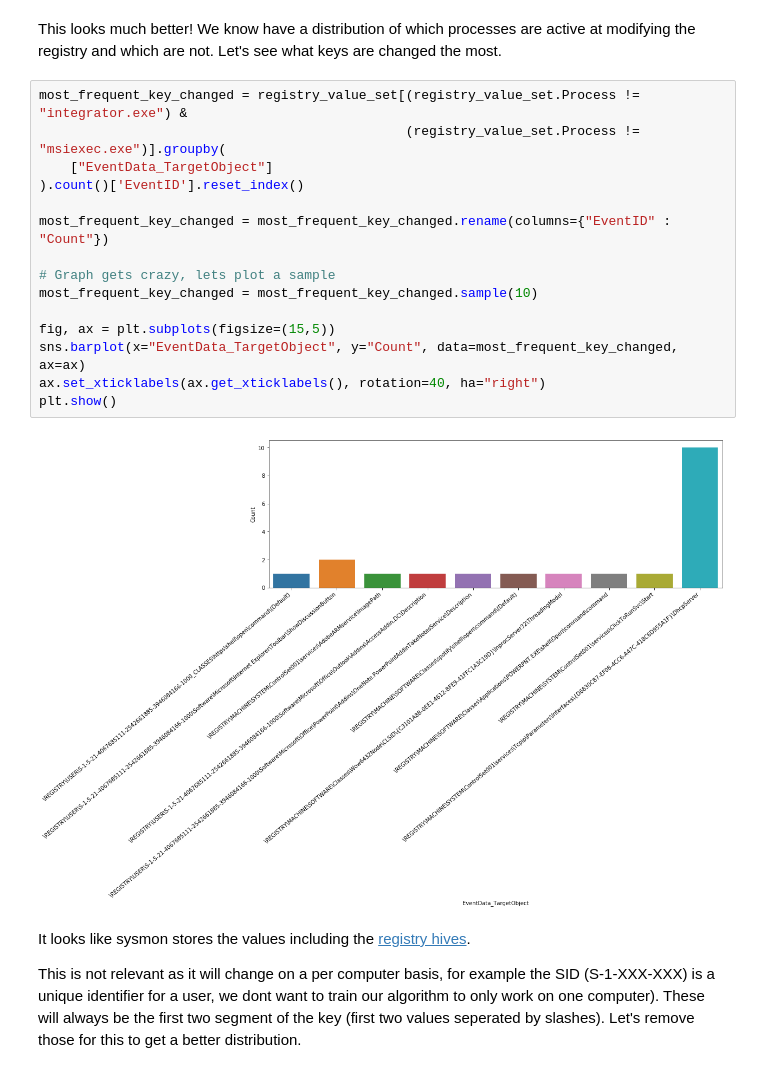
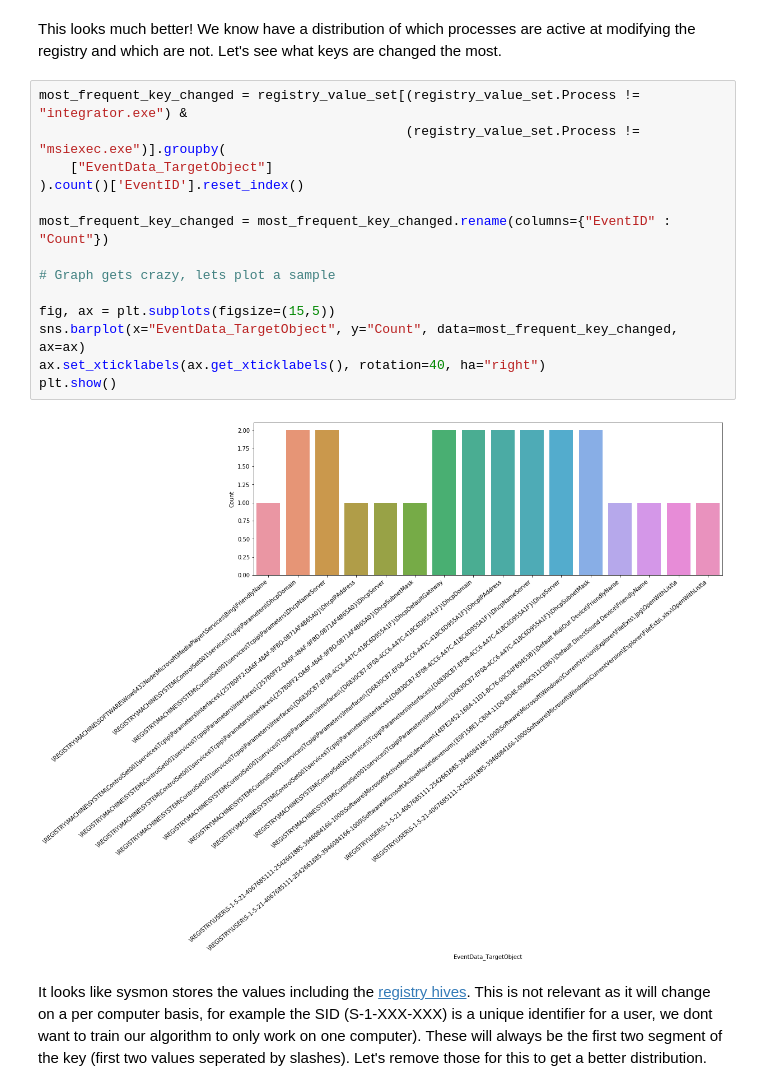
Before and after one commit to ckc5800/detecting_malicious_activity, a Jupyter notebook: ml_csec_applications.ipynb, the cells around one changed output. Cells and saved outputs as stored; diff of their text form.

```diff
--- a/ml_csec_applications.ipynb
+++ b/ml_csec_applications.ipynb
@@ -352,23 +361,20 @@ This looks much better! We know have a distribution of which processes are activ
 # %%
 most_frequent_key_changed = registry_value_set[(registry_value_set.Process != "integrator.exe") &
                                                (registry_value_set.Process != "msiexec.exe")].groupby(
     ["EventData_TargetObject"]
 ).count()['EventID'].reset_index()
 
 most_frequent_key_changed = most_frequent_key_changed.rename(columns={"EventID" : "Count"})
 
 # Graph gets crazy, lets plot a sample
-most_frequent_key_changed = most_frequent_key_changed.sample(10)
 
 fig, ax = plt.subplots(figsize=(15,5))
 sns.barplot(x="EventData_TargetObject", y="Count", data=most_frequent_key_changed, ax=ax)
 ax.set_xticklabels(ax.get_xticklabels(), rotation=40, ha="right")
 plt.show()
 # %% [output]
-[figure, old version]
+[figure, new version]
 # %% [markdown]
-It looks like sysmon stores the values including the [registry hives](https://msdn.microsoft.com/en-us/library/windows/desktop/ms724877.aspx).
-
-This is not relevant as it will change on a per computer basis, for example the SID (S-1-XXX-XXX) is a unique identifier for a user, we dont want to train our algorithm to only work on one computer). These will always be the first two segment of the key (first two values seperated by slashes). Let's remove those for this to get a better distribution.
+It looks like sysmon stores the values including the [registry hives](https://msdn.microsoft.com/en-us/library/windows/desktop/ms724877.aspx). This is not relevant as it will change on a per computer basis, for example the SID (S-1-XXX-XXX) is a unique identifier for a user, we dont want to train our algorithm to only work on one computer). These will always be the first two segment of the key (first two values seperated by slashes). Let's remove those for this to get a better distribution.
 # %%
 # Remove the hive
```
Also changed, not shown: parts of 32 cells of this notebook, 1 other file.
